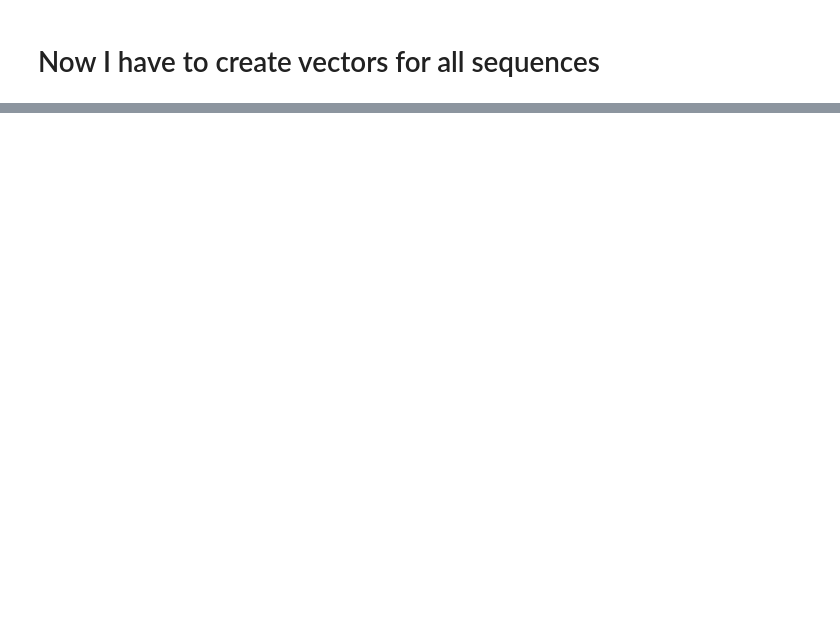
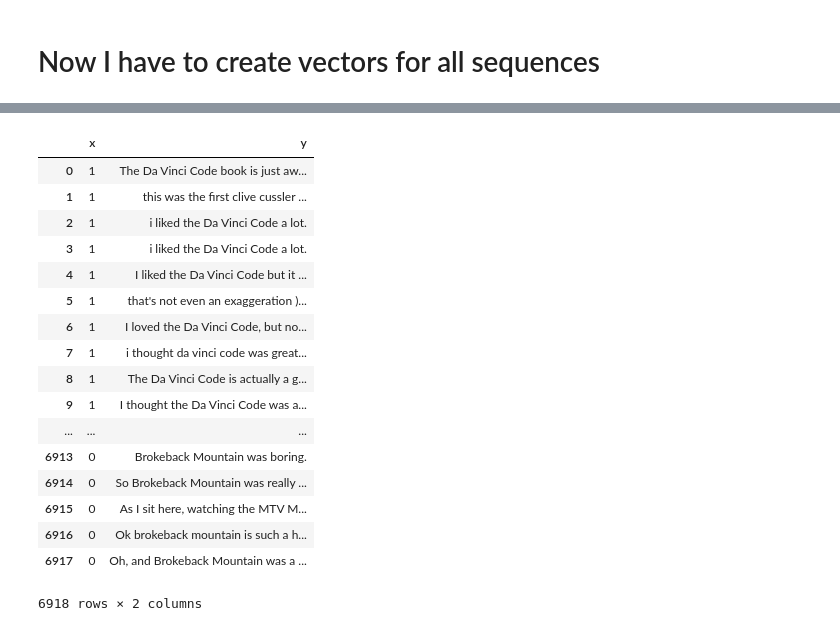
Before and after one commit to junaid1460/sentiment_analysis, a Jupyter notebook: Sentiment.ipynb, the cells around one changed output, grey strips where cells are left out. Drawn from its saved outputs; the diff is of its cells as text; code cells hidden in the pictures; blank space fills up the shorter version.

```diff
--- a/Sentiment.ipynb
+++ b/Sentiment.ipynb
@@ -175,0 +197,23 @@ Negative :  I love MIT so much...
+# %%
+predict = pd.read_table("./dataset/training.txt", names = ['x', 'y'])
+# predict = predict['x']
+predict
+# %% [output]
+|  | x | y |
+| 0 | 1 | The Da Vinci Code book is just aw... |
+| 1 | 1 | this was the first clive cussler ... |
+| 2 | 1 | i liked the Da Vinci Code a lot. |
+| 3 | 1 | i liked the Da Vinci Code a lot. |
+| 4 | 1 | I liked the Da Vinci Code but it ... |
+| 5 | 1 | that's not even an exaggeration )... |
+| 6 | 1 | I loved the Da Vinci Code, but no... |
+| 7 | 1 | i thought da vinci code was great... |
+| 8 | 1 | The Da Vinci Code is actually a g... |
+| 9 | 1 | I thought the Da Vinci Code was a... |
+| ... | ... | ... |
+| 6913 | 0 | Brokeback Mountain was boring. |
+| 6914 | 0 | So Brokeback Mountain was really ... |
+| 6915 | 0 | As I sit here, watching the MTV M... |
+| 6916 | 0 | Ok brokeback mountain is such a h... |
+| 6917 | 0 | Oh, and Brokeback Mountain was a ... |
+6918 rows × 2 columns
```
Also changed, not shown: parts of 43 cells of this notebook, 3 other files.
